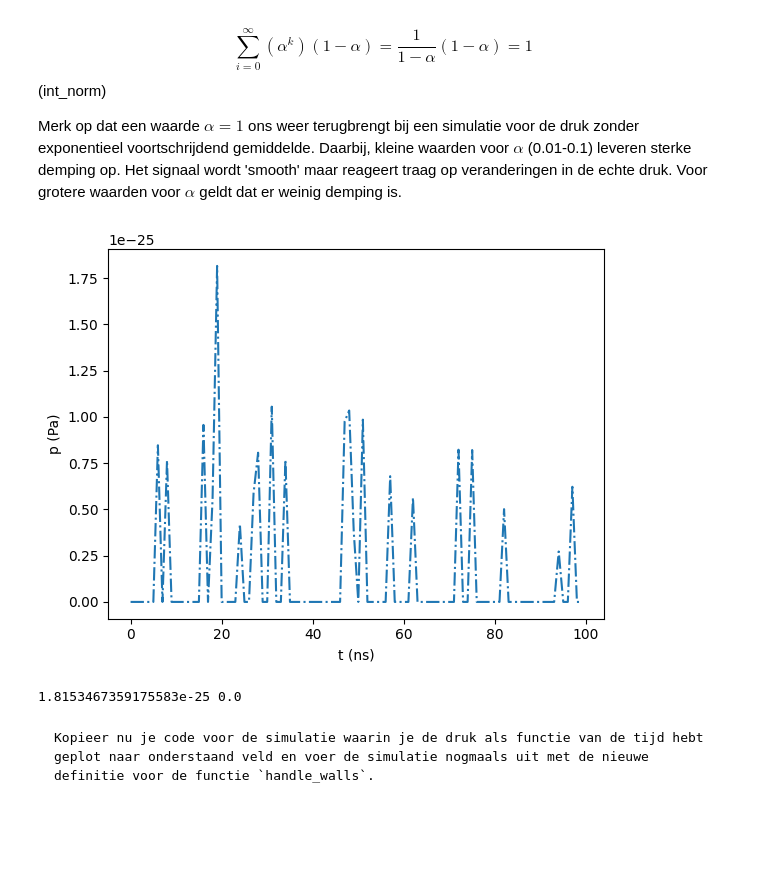
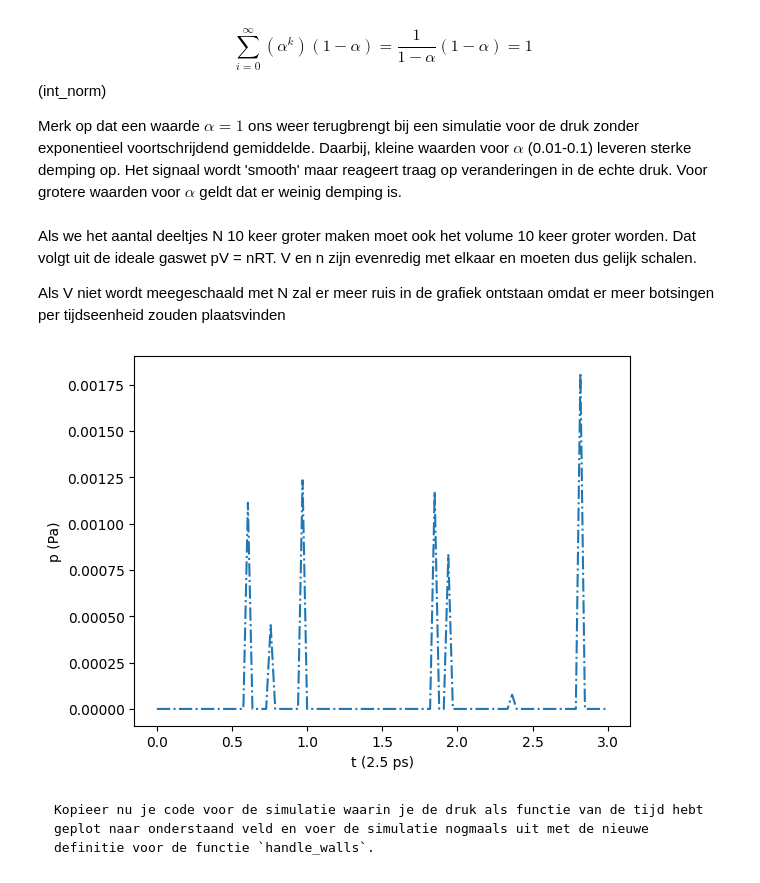
Before and after one commit to cs50202/kimienalesja, a Jupyter notebook: Content/PySim/5_druktemp.ipynb, the cells around one changed output. Drawn from its saved outputs; the diff is of its cells as text; code cells hidden in the pictures; blank space fills up the shorter version.

```diff
--- a/Content/PySim/5_druktemp.ipynb
+++ b/Content/PySim/5_druktemp.ipynb
@@ -222,7 +222,7 @@ We hebben de massa van alle deeltjes omegezet naar m = 5*10^-26 kg i.p.v. m = 1k
 
 particles = []
 temperatures = np.zeros(100, dtype=float)
-times = np.linspace(1, 100, 100)
+times = np.linspace(0, DT*100, 100)
 temp = np.array([])
 
 create_particles(particles)
@@ -232,7 +232,7 @@ for i in range(100):
     temp = np.append(temp, temperature(particles))
 
 plt.figure()
-plt.xlabel('Time (ns)')
+plt.xlabel('Tijd (2.5 ps)')
 plt.ylabel('Temperature (K)')
 # plotten van tijd tegen temperatuur
 plt.plot(times,temp*vtscale,"b.")
@@ -371,35 +385,36 @@ Voor grotere waarden voor $\alpha$ geldt dat er weinig demping is.
+# %% [markdown]
+Als we het aantal deeltjes N 10 keer groter maken moet ook het volume 10 keer groter worden. Dat volgt uit de ideale gaswet pV = nRT. V en n zijn evenredig met elkaar en moeten dus gelijk schalen.
+
+Als V niet wordt meegeschaald met N zal er meer ruis in de grafiek ontstaan omdat er meer botsingen per tijdseenheid zouden plaatsvinden
 # %%
 #opdracht 5
 
 particles = []
 temperatures = np.zeros(100, dtype=float)
-times = np.linspace(1, 100, 100)
+#times = np.linspace(1, 100, 100)
 temp = np.array([])
 
 create_particles(particles)
 for i in range(100):
     take_time_step(particles)
     # vastleggen van temperatuur per tijdstap
     temp = np.append(temp, temperature(particles))
 
 #_______________________
 impulse_outward = 0.0
 pressure = 0.0
 P = np.array([])
 
 for i in range(100):
     take_time_step(particles)
     P = np.append(P,pressure)
 
 plt.figure()
 
-plt.plot(P,"-.")
-plt.xlabel("t (ns)")
+plt.plot(times, P*scale_pressure,"-.")
+plt.xlabel("t (2.5 ps)")
 plt.ylabel("p (Pa)")
 
 plt.show()
-
-print(np.max(P),np.min(P))
 # %% [output]
-[figure, old version]
+[figure, new version]
-1.8153467359175583e-25 0.0
```
Also changed, not shown: parts of 13 cells of this notebook, 1 other file.
